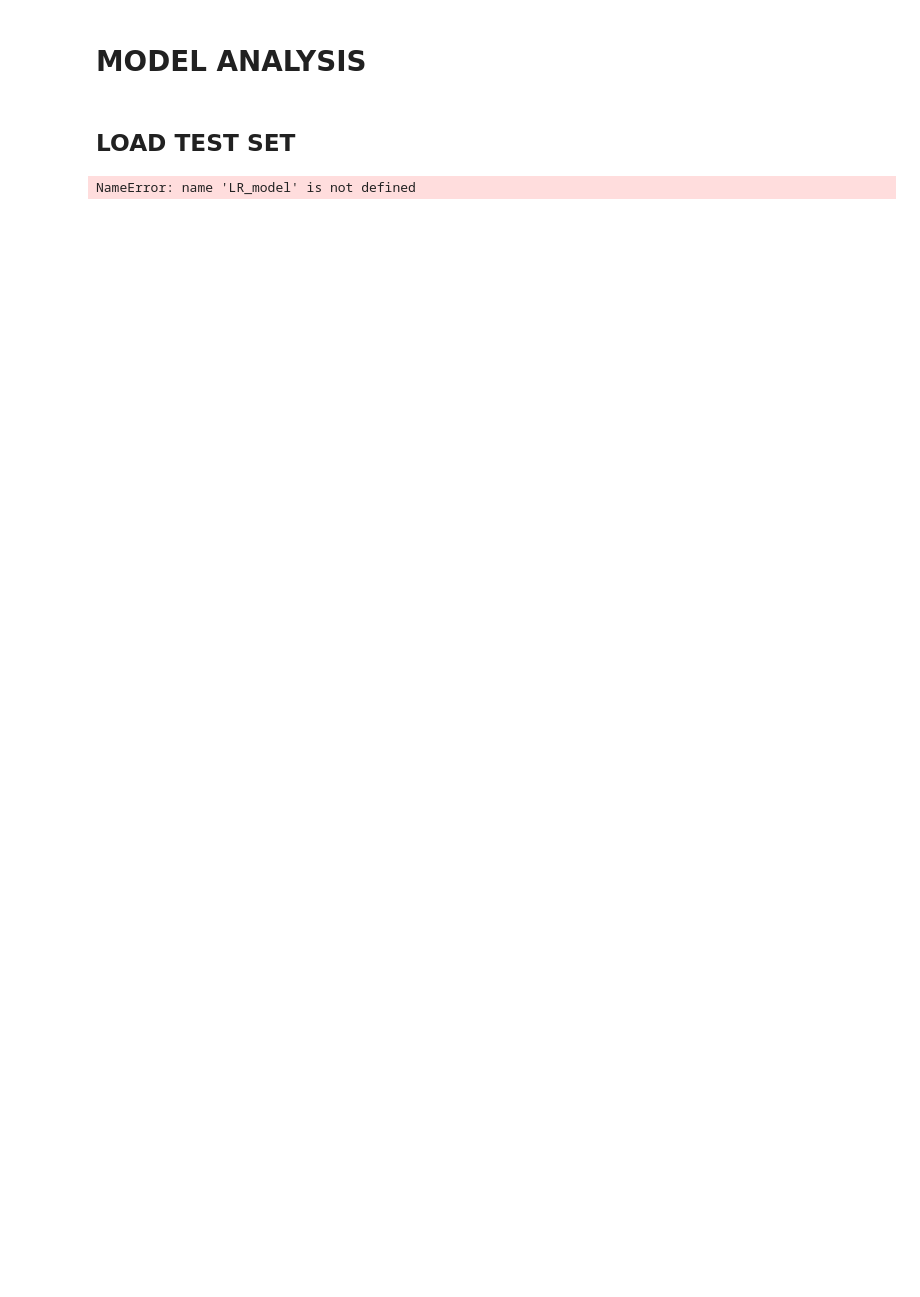
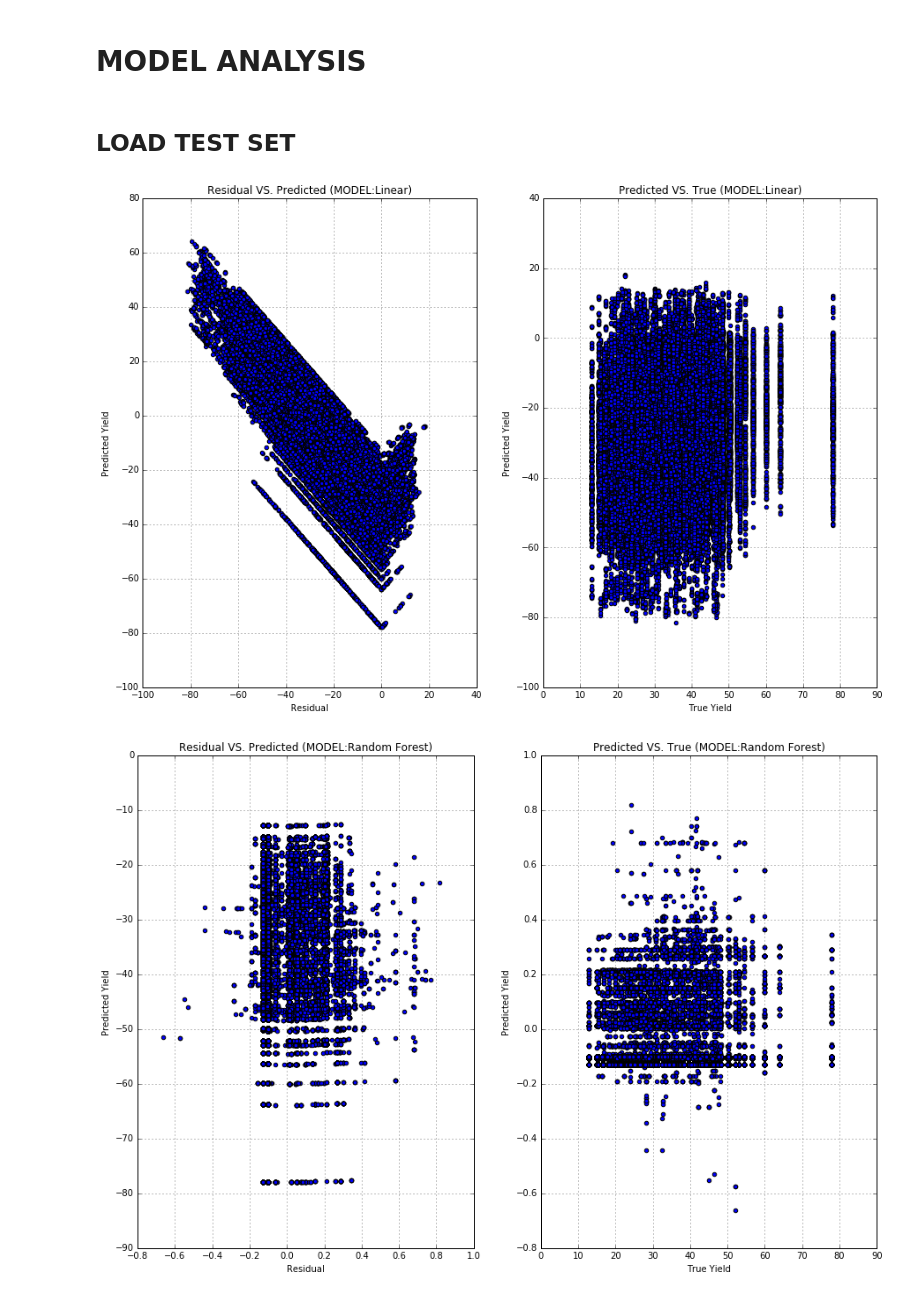
Before and after one commit to marwin-ko/projects, a Jupyter notebook: aerialintel-data_science_challenge/5_model_analysis.ipynb, the cells around one changed output. Drawn from its saved outputs; the diff is of its cells as text; code cells hidden in the pictures; blank space fills up the shorter version.

```diff
--- a/aerialintel-data_science_challenge/5_model_analysis.ipynb
+++ b/aerialintel-data_science_challenge/5_model_analysis.ipynb
@@ -28,32 +28,33 @@ with open('predictions.plk','rb') as f:
 # %%
-# models = {}
+models = {}
 # models['Linear'] = LR_model
-# models['Random Forest'] = RF_model
-# models['Gradient Boost'] = GB_model
+models['Random Forest'] = RF_model
+models['Gradient Boost'] = GB_model
-# %% [output]
-NameError: name 'LR_model' is not defined
 # %%
-# y_pred = {}
-# for name,model in models.items():
-#     if name == 'Random Forest':
-#         k = 4
-#     else:
-#         k = 8
-#     X_test = np.matrix(df.ix[:,:-1])[:,list(sbs_dict[name][k])]
-#     y_true = np.array(df.ix[:,-1])
-#     y_pred[name] = [model.predict(X_test[i]) for i in range(len(X_test))]
+y_pred = {}
+for name,model in models.items():
+    if name == 'Random Forest':
+        k = 4
+    else:
+        k = 8
+    X_test = np.matrix(df.ix[:,:-1])[:,list(sbs_dict[name][k])]
+    y_true = np.array(df.ix[:,-1])
+    y_pred[name] = [model.predict(X_test[i]) for i in range(len(X_test))]
+
+with open('pickles/predictions2.plk','wb') as f:
+    pickle.dump(y_pred,f)
 # %%
 def model_eval(name,y_true,y_pred):
     figs,axs = plt.subplots(ncols=2,nrows=1)
     figs.set_figwidth(15)
     figs.set_figheight(10)
     ax = axs[0]
-    ax.scatter(y_pred,y_pred-y_true)
+    ax.scatter(y_pred,abs(y_pred)-abs(y_true))
 #     ax.plot([0,78],[0,78])
 #     ax.set_xlim([0,80])
 #     ax.set_ylim([0,80])
-    ax.set_title('Residual VS. Predicted')
-    ax.set_xlabel('True Yield')
+    ax.set_title('Residual VS. Predicted (MODEL:{})'.format(name))
+    ax.set_xlabel('Residual')
     ax.set_ylabel('Predicted Yield')
     ax.grid(True)
 
@@ -62,12 +63,16 @@ def model_eval(name,y_true,y_pred):
 #     ax.plot([0,78],[0,78])
 #     ax.set_xlim([0,80])
 #     ax.set_ylim([0,80])
-    ax.set_title('Predicted VS. True')
+    ax.set_title('Predicted VS. True (MODEL:{})'.format(name))
     ax.set_xlabel('True Yield')
     ax.set_ylabel('Predicted Yield')
     ax.grid(True)
 # %%
-name = ['Linear','Random Forest','Gradient Booost']
-y_true = np.array(df.ix[:,-1])
-y_pred = y_preds[name]
-model_eval(name,y_true,y_pred)
+names = ['Linear','Random Forest','Gradient Boost']
+for name in names:
+    y_true = np.array(df.ix[:,-1]).reshape(len(df),1)[:100000]
+    y_pred = np.array(y_preds[name])[:100000]
+    model_eval(name,y_true,y_pred)
+# %% [output]
+[figure, added]
+[figure, added]
```
Also changed, not shown: parts of 4 cells of this notebook, 1 other file.
